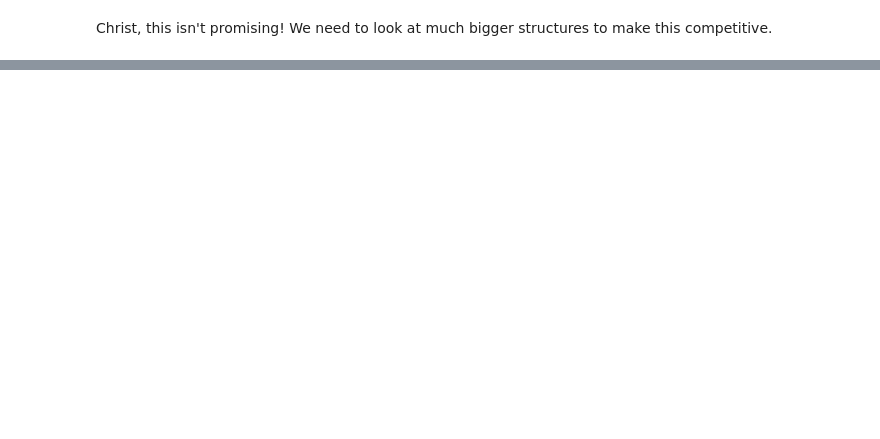
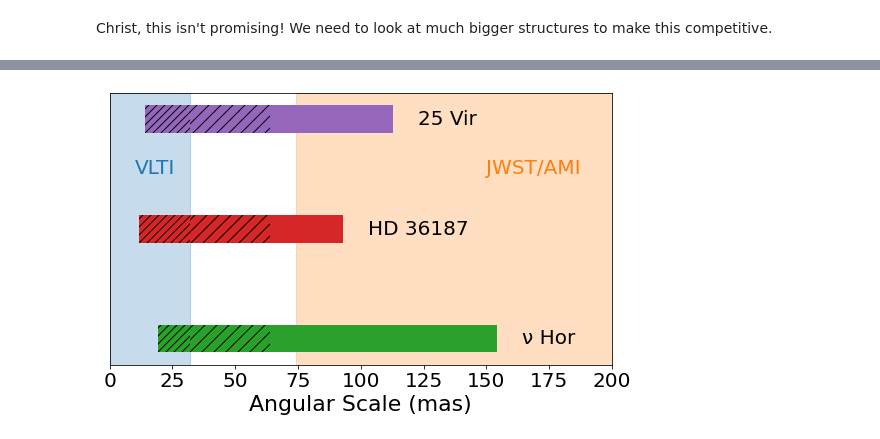
Before and after one commit to benjaminpope/ami, a Jupyter notebook: notebooks/disk_ami.ipynb, the cells around one changed output, grey strips where cells are left out. Saved outputs shown, nothing was run; the diff lists cells and outputs as text; code cells hidden in the pictures; blank space fills up the shorter version.

```diff
--- a/notebooks/disk_ami.ipynb
+++ b/notebooks/disk_ami.ipynb
@@ -321,0 +414,46 @@ plt.plot(utest*np.sqrt(2)*wavel,vis_test)
+# %%
+import matplotlib
+matplotlib.rc('xtick', labelsize=20)
+matplotlib.rc('ytick', labelsize=20)
+matplotlib.rcParams.update({'font.size': 22})
+matplotlib.rcParams.update({"figure.facecolor":'w'})
+# %%
+fig = plt.figure(figsize=(9.0,5.0))
+
+wavel = 3.8e-6 # ami
+
+hband = 1.7e-6 # vlti h band
+vlti_min = 11 # m
+
+ami_ang_min, ami_ang_max = 0.5*wavel/ami_max/mas2rad, 0.5*wavel/ami_min/mas2rad
+
+vlti_ang_max = hband/vlti_min/mas2rad
+
+plt.axvspan(ami_ang_min,ami_ang_max,alpha=0.25,color='C1',label='JWST')
+plt.axvspan(0,vlti_ang_max,alpha=0.25,color='C0',label='VLTI')
+
+plt.xlabel('Angular Scale (mas)')
+plt.yticks([]);
+
+names = ['ν Hor', 'HD 36187', '25 Vir']
+scales = [77, 46.4, 56.4]
+parallaxes = [19.3,11.6,14.1]
+
+for j, parallax in enumerate(parallaxes):
+    disk_min, disk_max = 0.5*parallax*2, 4*parallax*2 # 2 for *diameter*, radii from 0.5 - 4 AU
+    # ruled out by VLTI
+    plt.barh(j,vlti_ang_max-disk_min,0.25,left=disk_min,hatch='///',color='C%d'%(j+2))
+    plt.barh(j,vlti_ang_max,0.25,left=vlti_ang_max,hatch='//',color='C%d'%(j+2))
+
+    # available parameter space
+    plt.barh(j,disk_max-vlti_ang_max*2,0.25,left=vlti_ang_max*2,color='C%d'%(j+2))
+    plt.text(disk_max+10,j-0.05,names[j],fontsize=20)
+
+plt.xlim(0,200)
+
+plt.text(10,1.5,'VLTI',color='C0',fontsize=20)
+plt.text(150,1.5,'JWST/AMI',color='C1',fontsize=20)
+
+plt.savefig('parameter_space.png',bbox_inches='tight')
+# %% [output]
+[figure, added]
```
Also changed, not shown: parts of 14 cells of this notebook.
